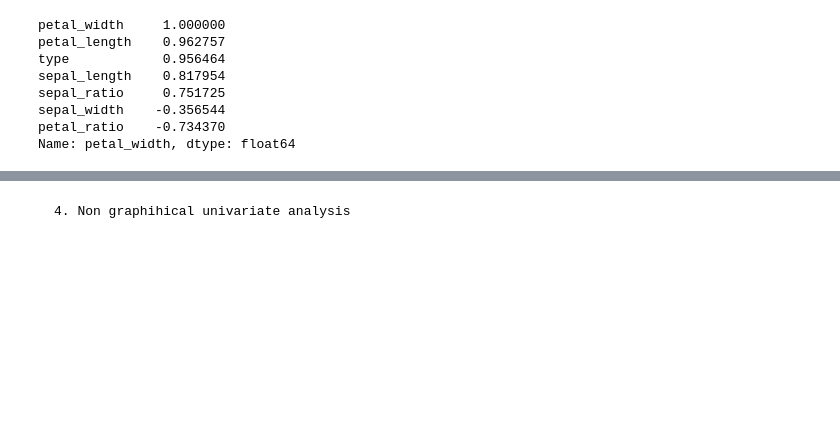
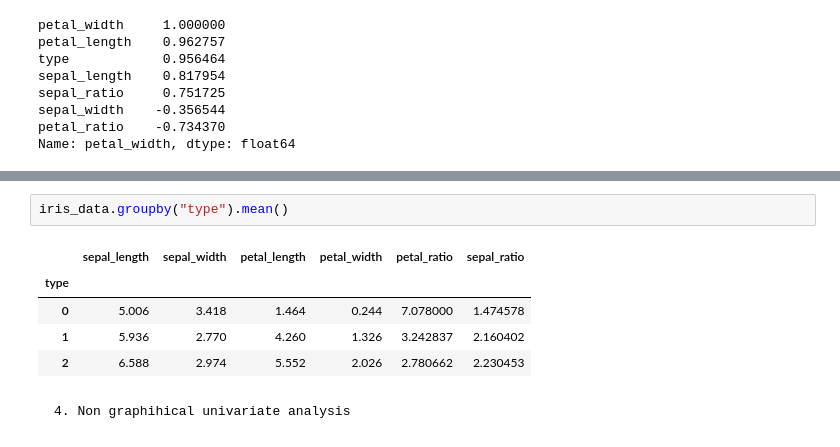
Before and after one commit to ARPIT2128/LGMVIP--DataScience-Iris-flower-classification-ML-1, a Jupyter notebook: IRIS CLASSIFICATION.ipynb, the cells around one changed output, grey strips where cells are left out. Saved outputs shown, nothing was run; the diff lists cells and outputs as text; blank space fills up the shorter version.

```diff
--- a/IRIS CLASSIFICATION.ipynb
+++ b/IRIS CLASSIFICATION.ipynb
@@ -247,3 +302,11 @@ Name: petal_width, dtype: float64
+# %%
+iris_data.groupby("type").mean()
+# %% [output]
+|  | sepal_length | sepal_width | petal_length | petal_width | petal_ratio | sepal_ratio |
+| type |  |  |  |  |  |  |
+| 0 | 5.006 | 3.418 | 1.464 | 0.244 | 7.078000 | 1.474578 |
+| 1 | 5.936 | 2.770 | 4.260 | 1.326 | 3.242837 | 2.160402 |
+| 2 | 6.588 | 2.974 | 5.552 | 2.026 | 2.780662 | 2.230453 |
 # %% [markdown]
     4. Non graphihical univariate analysis
 # %% [markdown]
```
Also changed, not shown: parts of 10 cells of this notebook.
